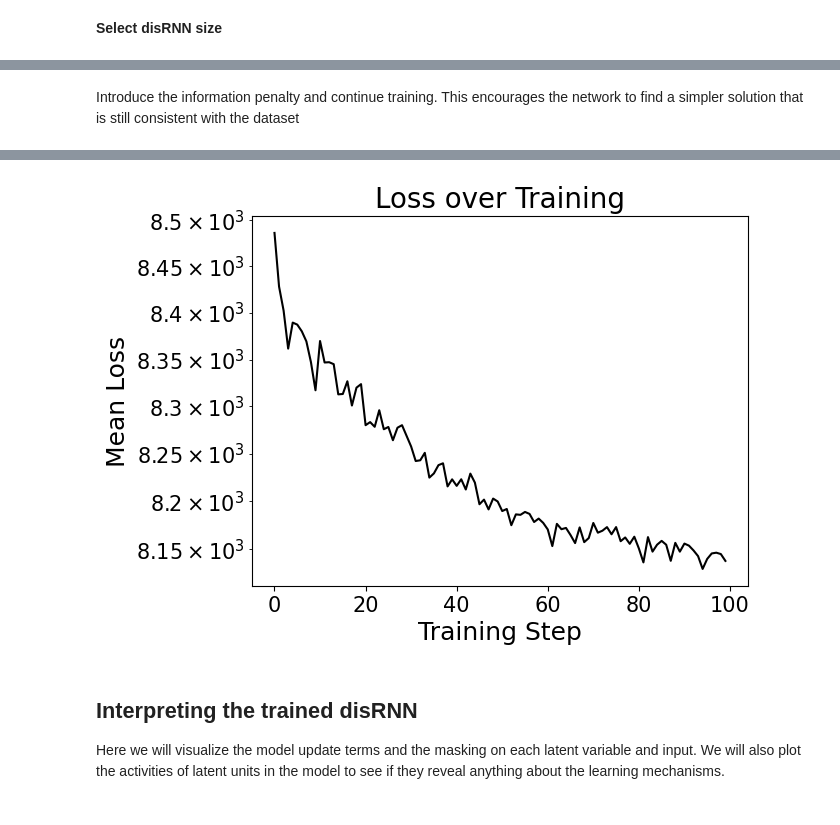
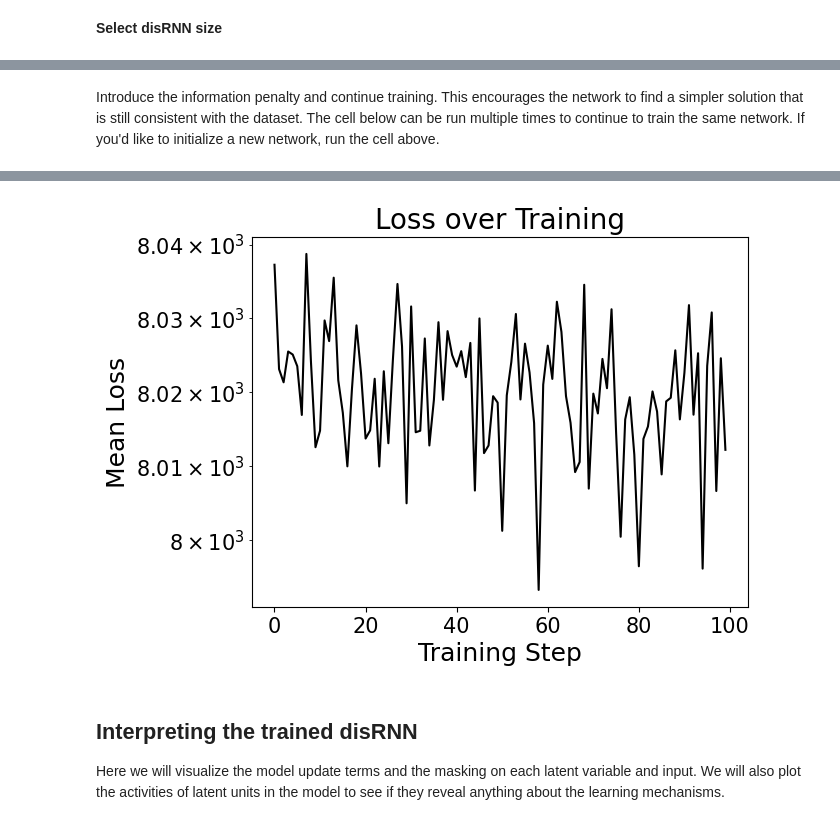
Before and after one commit to kevin-j-miller/Cog_Modeling_Classic_Deep_Tutorial, a Jupyter notebook: Cognitive_Models_of_Behavior.ipynb, the cells around one changed output, grey strips where cells are left out. Drawn from its saved outputs; the diff is of its cells as text; code cells hidden in the pictures.

Commit message:
Update disRNN config params

```diff
--- a/Cognitive_Models_of_Behavior.ipynb
+++ b/Cognitive_Models_of_Behavior.ipynb
@@ -755,9 +755,11 @@ disrnn_config = disrnn.DisRnnConfig(obs_size=2,
 
 disrnn_config_noiseless = copy.copy(disrnn_config)
 disrnn_config_noiseless.noiseless_mode = True
-make_noiseless_disrnn = lambda: disrnn.HkDisentangledRNN(disrnn_config_noiseless)
 
-optimizer = optax.adam(learning_rate=1e-3)
+
+#@markdown Learning rate for the optimizer
+learning_rate = 1e-2 #@param
+optimizer = optax.adam(learning_rate=learning_rate)
 # %% [markdown]
 **Fit the DisRNN**
 
@@ -770,7 +772,7 @@ Begin training with no information penalty. This allows the network to find a so
 n_steps = 500 #@param
 
 disrnn_params, opt_state, losses = rnn_utils.train_model(
-    model_fun = make_noiseless_disrnn,
+    model_fun = lambda: disrnn.HkDisentangledRNN(disrnn_config_noiseless),
     dataset = dataset_train,
     optimizer = optimizer,
     loss_fun = 'penalized_categorical',
@@ -785,15 +787,16 @@ Step 500 of 500; Loss: 7.7728e+03. (Time: 22.5s)
 # %% [markdown]
-Introduce the information penalty and continue training. This encourages the network to find a simpler solution that is still consistent with the dataset
+Introduce the information penalty and continue training. This encourages the network to find a simpler solution that is still consistent with the dataset. The cell below can be run multiple times to continue to train the same network. If you'd like to initialize a new network, run the cell above.
 # %%
 #Introduce penalty and continue training
-#@markdown You can experiment with different values, but the tutorial has been tested with an information penalty of 10^-3 and a training duration of 2,000 steps. Increasing/decreasing the penalty will encourage the network to find simpler/more-complex solutions. Increasing the number of training steps may be necessary if the network has not fully converged.
-n_steps = 1_000  #@param
+#@markdown You can experiment with different values, but the tutorial has been tested with an information penalty of 10^-3 and a training duration of 3,000 steps. Increasing/decreasing the penalty will encourage the network to find simpler/more-complex solutions. Increasing the number of training steps may be necessary if the network has not fully converged.
+n_steps = 3_000  #@param
 information_penalty = 1e-3  #@param
 
 disrnn_config.choice_net_latent_penalty = 0.1 * information_penalty
 disrnn_config.update_net_obs_penalty = 0.1 * information_penalty
 disrnn_config.update_net_latent_penalty = information_penalty
 disrnn_config.latent_penalty = information_penalty
+disrnn_config.l2_scale = 0.001
 
 disrnn_params, opt_state, losses = rnn_utils.train_model(
     model_fun = lambda: disrnn.HkDisentangledRNN(disrnn_config),
@@ -811,4 +814,4 @@ Step 1000 of 1000; Loss: 8.1375e+03. (Time: 55.2s)
-[figure, old version]
+[figure, new version]
 # %% [markdown]
 ## Interpreting the trained disRNN
 
```
Also changed, not shown: parts of 11 cells of this notebook.
